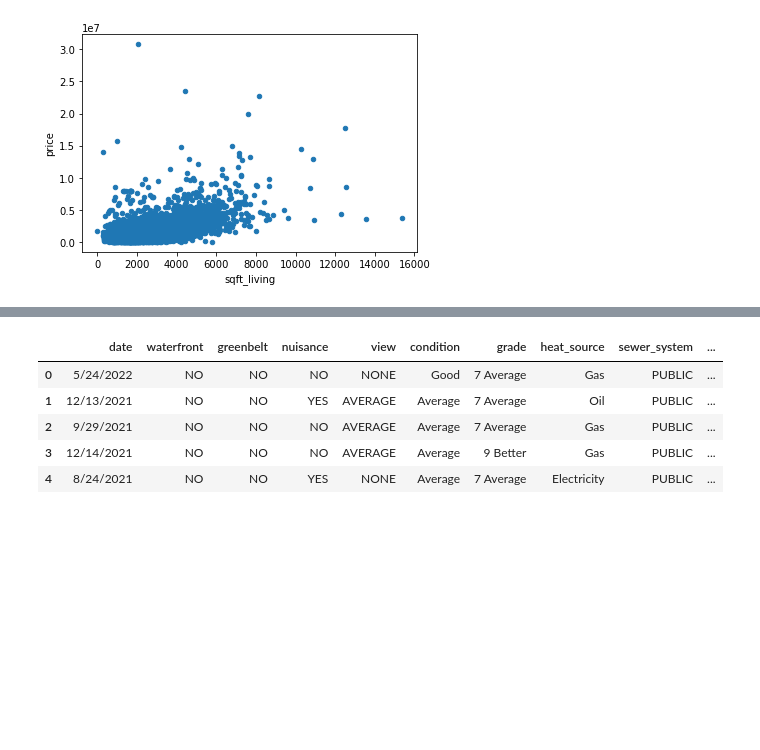
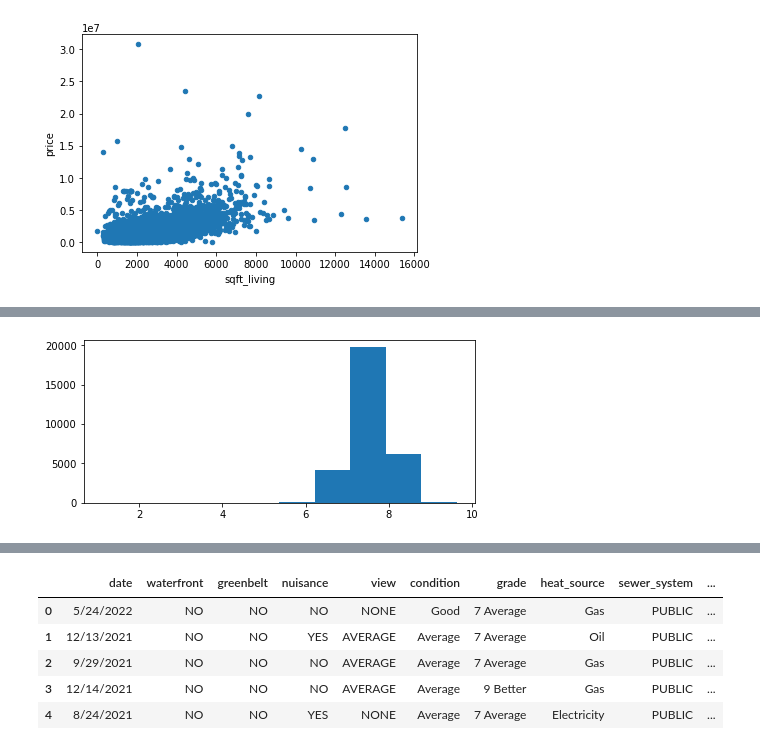
Before and after one commit to jbenedito99/dsc-phase-2-project-v2-5, a Jupyter notebook: student.ipynb, the cells around one changed output, grey strips where cells are left out. Cells and saved outputs as stored; diff of their text form; code cells hidden in the pictures; blank space fills up the shorter version.

```diff
--- a/student.ipynb
+++ b/student.ipynb
@@ -177,0 +190,9 @@ From the baseline model we see that the model is statistically significant overa
+# %%
+# create copy of X_baseline
+X_baseline_log = X_baseline.copy()
+
+# perform log transformation
+X_baseline_log["log(sqft_living)"] = np.log(X_baseline_log["sqft_living"])
+
+# compare raw vs. transformed values
+X_baseline_log[["sqft_living", "log(sqft_living)"]]
@@ -177,0 +213,6 @@ From the baseline model we see that the model is statistically significant overa
+# %%
+# visualize distribution of log transformed data
+fig, ax = plt.subplots(figsize=(7,3))
+ax.hist(X_baseline_log['log(sqft_living)']);
+# %% [output]
+[figure, added]
```
Also changed, not shown: parts of 23 cells of this notebook.
